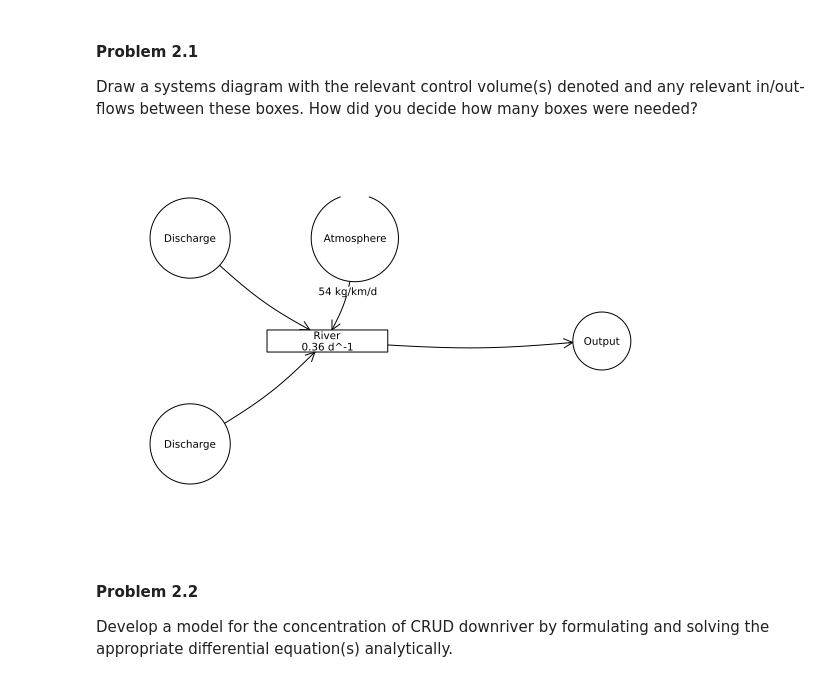
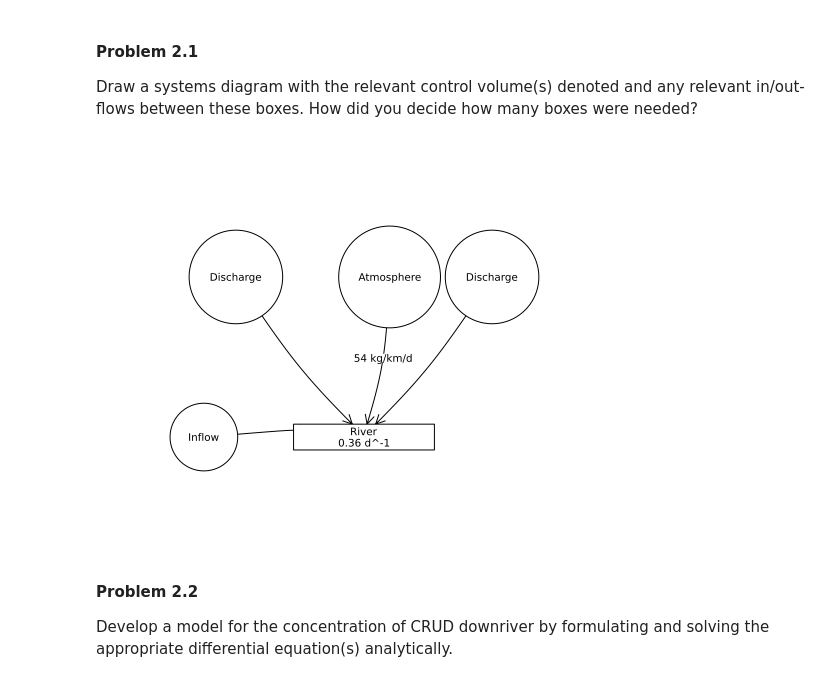
Before and after one commit to BEE4750-FA25/hw2-sarah-nathan, a Jupyter notebook: hw02.ipynb, the cells around one changed output. Saved outputs shown, nothing was run; the diff lists cells and outputs as text; code cells hidden in the pictures.

```diff
--- a/hw02.ipynb
+++ b/hw02.ipynb
@@ -82,26 +82,26 @@ many boxes were needed?
 # %%
 
 A = [0 0 0 1 0;
      0 0 0 1 0;
      0 0 0 1 0;
-     0 0 0 0 1;
-     0 0 0 0 0]
+     0 0 0 0 0;
+     0 0 0 1 0]
 
 graphplot(
     A,
-    names = ["Discharge", "Discharge", "Atmosphere", "River\n0.36 d^-1", "Output"],
+    names = ["Discharge", "Discharge", "Atmosphere", "River\n0.36 d^-1", "Inflow"],
     nodeshape = [:circle, :circle, :circle, :rect, :circle],
     edgelabel = Dict((3, 4) => "54 kg/km/d"),
     nodecolor = :white,
-    markersize  = 0.2,
-    x = [-1.0, -1.0, 0.2, 0.0, 2.0],
-    y = [0.75, -0.75, 0.75, 0.0, 0.0],
-    arrow = true
+    markersize  = 0.25,
+    arrow = true,
+    x = [-1.0, 1.0, 0.2, 0.0, -1.25],
+    y = [1.25, 1.25, 1.25, 0.0, 0.0],
+    xlims = (-2, 2.5),
+    ylims = (-0.5, 2)
 )
-
-#ADD EXPLANATION
 # %% [output]
-[figure, old version]
+[figure, new version]
 # %% [markdown]
 #### Problem 2.2
 
```
Also changed, not shown: parts of 2 cells of this notebook.
